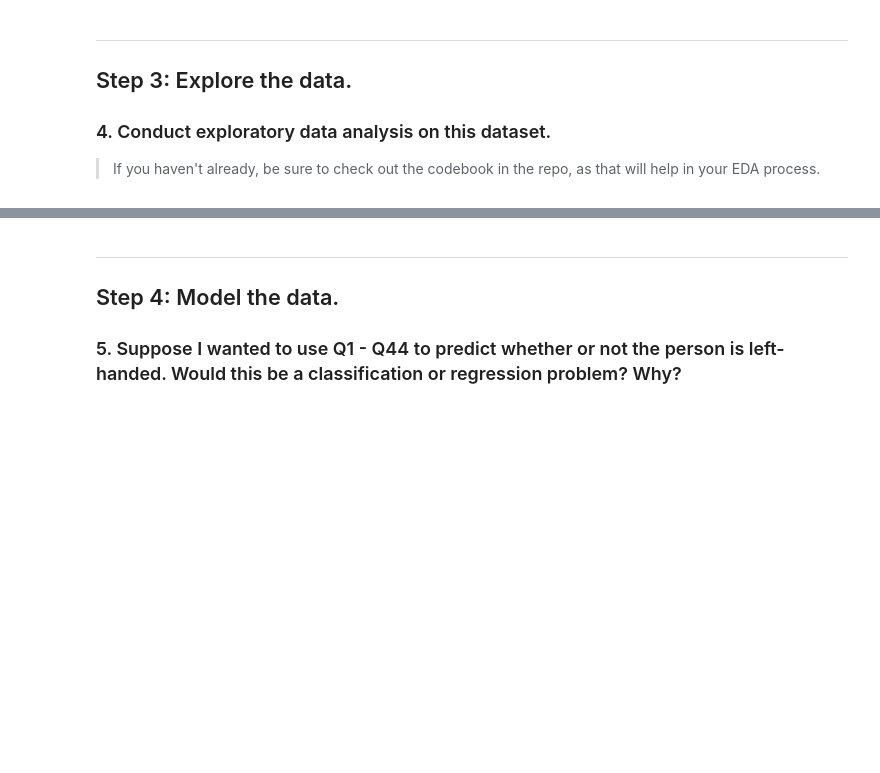
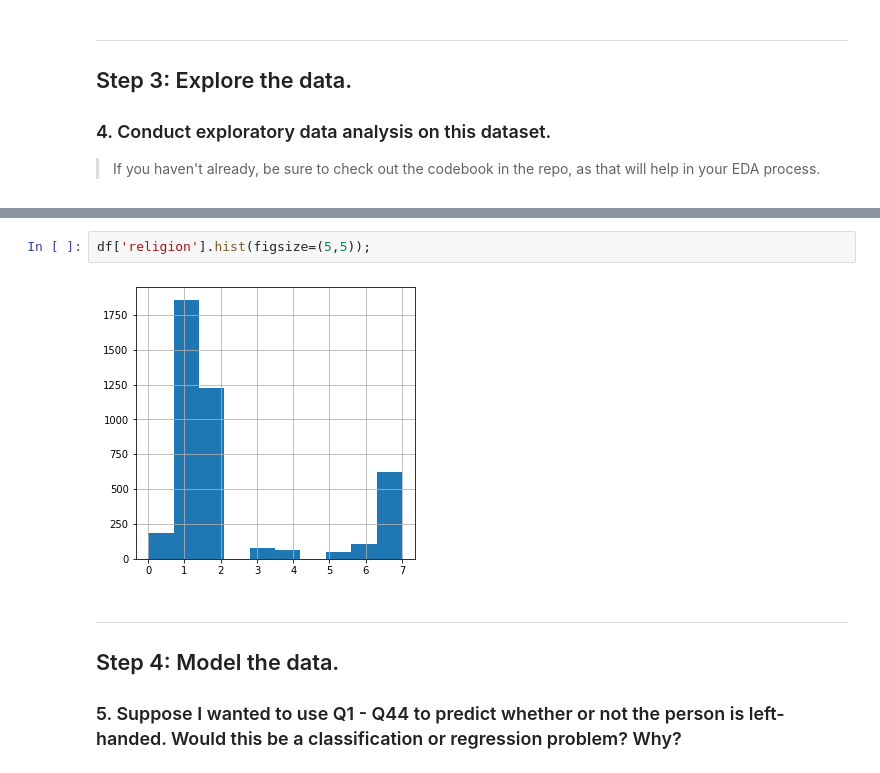
Before and after one commit to joeiid/classification-model-comparison-lab, a Jupyter notebook: starter-code.ipynb, the cells around one changed output, grey strips where cells are left out. Saved outputs shown, nothing was run; the diff lists cells and outputs as text; blank space fills up the shorter version.

```diff
--- a/starter-code.ipynb
+++ b/starter-code.ipynb
@@ -59,3 +138,7 @@ Answer:
+# %%
+df['religion'].hist(figsize=(5,5));
+# %% [output]
+[figure, added]
 # %% [markdown]
 ---
 ## Step 4: Model the data.
```
Also changed, not shown: parts of 72 cells of this notebook.
